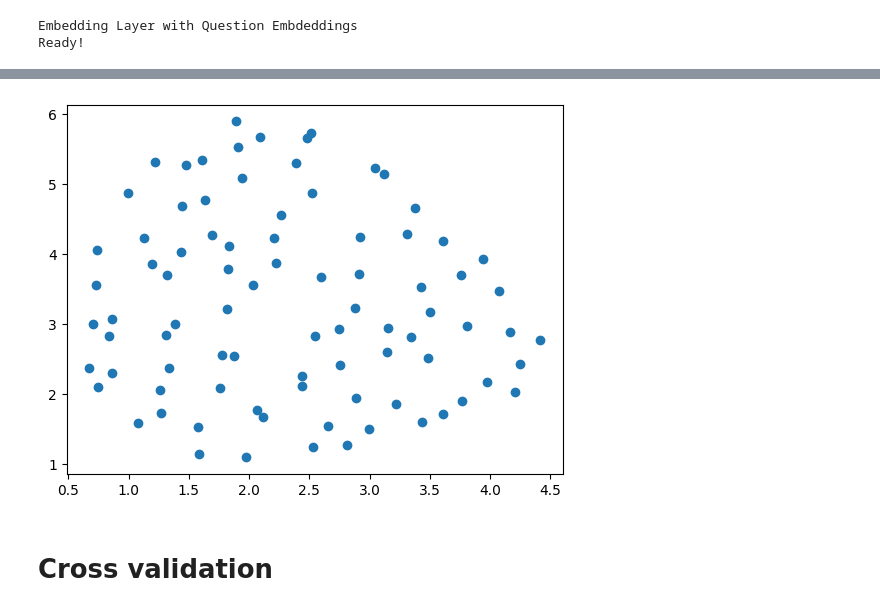
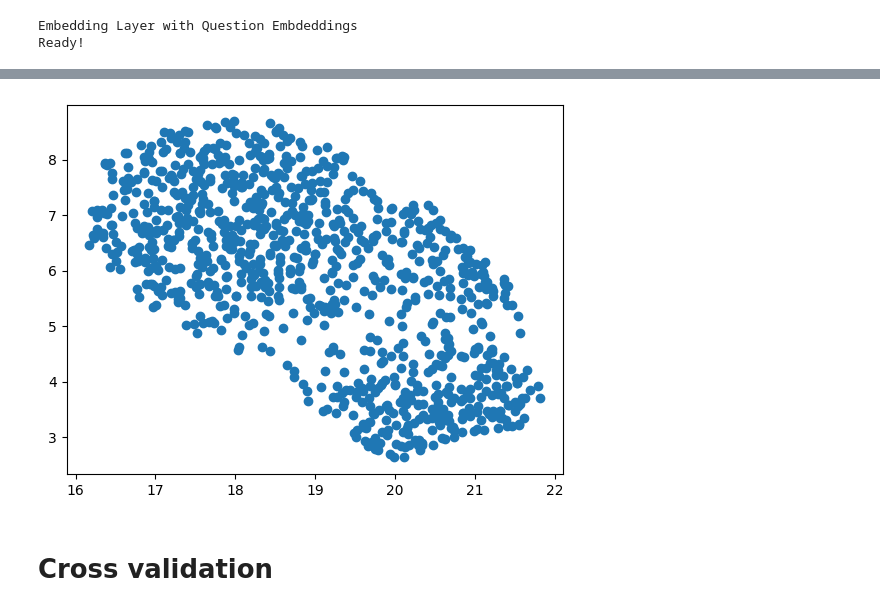
Before and after one commit to Lasse-mohr/fertility-prediction-challenge, a Jupyter notebook: train_experimental.ipynb, the cells around one changed output, grey strips where cells are left out. Cells and saved outputs as stored; diff of their text form; code cells hidden in the pictures.

```diff
--- a/train_experimental.ipynb
+++ b/train_experimental.ipynb
@@ -67,15 +67,16 @@ pretrain_dataset = PretrainingDataset(sequences)
 ### Initialization of the Autoencoder
 #ENCODING_SIZE = 64
 BATCH_SIZE = 128
-HIDDEN_SIZE = 64
-ENCODING_SIZE = 64
+HIDDEN_SIZE = 68
+ENCODING_SIZE = 68
 NUM_HEADS = 4
+NUM_LAYERS = 4
 DETECT_ANOMALY = False
 SEQ_LEN = pretrain_dataset.get_seq_len()
 VOCAB_SIZE = pretrain_dataset.get_vocab_size()
 
-num_epochs = 10
-learning_rate = 1e-4
+num_epochs = 5
+learning_rate = 1e-3
 
 assert HIDDEN_SIZE % NUM_HEADS == 0, "Check that the hidden size is divisible"
 print(SEQ_LEN)
@@ -209,18 +213,18 @@ test_dataloader  = DataLoader(test_dataset,  batch_size=rnn_batch_size)
 SEQ_LEN = pretrain_dataset.get_seq_len()
 VOCAB_SIZE = pretrain_dataset.get_vocab_size()
 
-num_epochs_ft = 20
+num_epochs_ft = 7
 learning_rate_ft = 1e-3
 
 encoder = TabularEncoder(vocab_size=VOCAB_SIZE,
                          embedding_size=HIDDEN_SIZE,
                          output_size=ENCODING_SIZE,
-                         num_layers=3,
+                         num_layers=NUM_LAYERS,
                          sequence_len=SEQ_LEN,
                          layer_type = "mixture",
-                         dropout=0.3,
-                         decoder_output=4).to(device)
-encoder.load_state_dict(torch.load('weights/exp_0.pt'))
+                         dropout=0.2,
+                         decoder_output=3).to(device)
+encoder.load_state_dict(torch.load('weights/exp_1.pt'))
 
 decoder = GRUDecoder(
     input_size=ENCODING_SIZE,
@@ -235,7 +239,7 @@ decoder = GRUDecoder(
 # Define loss function and optimizer for RNN
 ft_loss = nn.BCELoss()
 ft_optimizer = torch.optim.NAdam(list(decoder.parameters()) + list(encoder.parameters()) , lr=learning_rate_ft, weight_decay=1e-2, decoupled_weight_decay=True)
-ft_scheduler = optim.lr_scheduler.CosineAnnealingLR(ft_optimizer, T_max = num_epochs_ft, eta_min = 1e-6, last_epoch = -1)
+ft_scheduler = optim.lr_scheduler.CosineAnnealingLR(ft_optimizer, T_max = num_epochs_ft, eta_min = 1e-5, last_epoch = -1)
 
 # Training loop
 decoder.train()
@@ -342,14 +347,14 @@ F1 Score: 0.6818
 # %%
 #import umap
 import umap.umap_ as umap
 import matplotlib.pyplot as plt
-w = encoder.embedding.question_embedding.weight.detach().cpu().numpy()
+w = encoder.embedding.answer_embedding.weight.detach().cpu().numpy()
 projector = umap.UMAP(n_components=2)
 wp = projector.fit_transform(w)
 plt.scatter(wp[:,0], wp[:,1])
 plt.show()
 # %% [output]
-[figure, old version]
+[figure, new version]
 # %% [markdown]
 # Cross validation
 # %%
```
Also changed, not shown: parts of 7 cells of this notebook, 6 other files.
